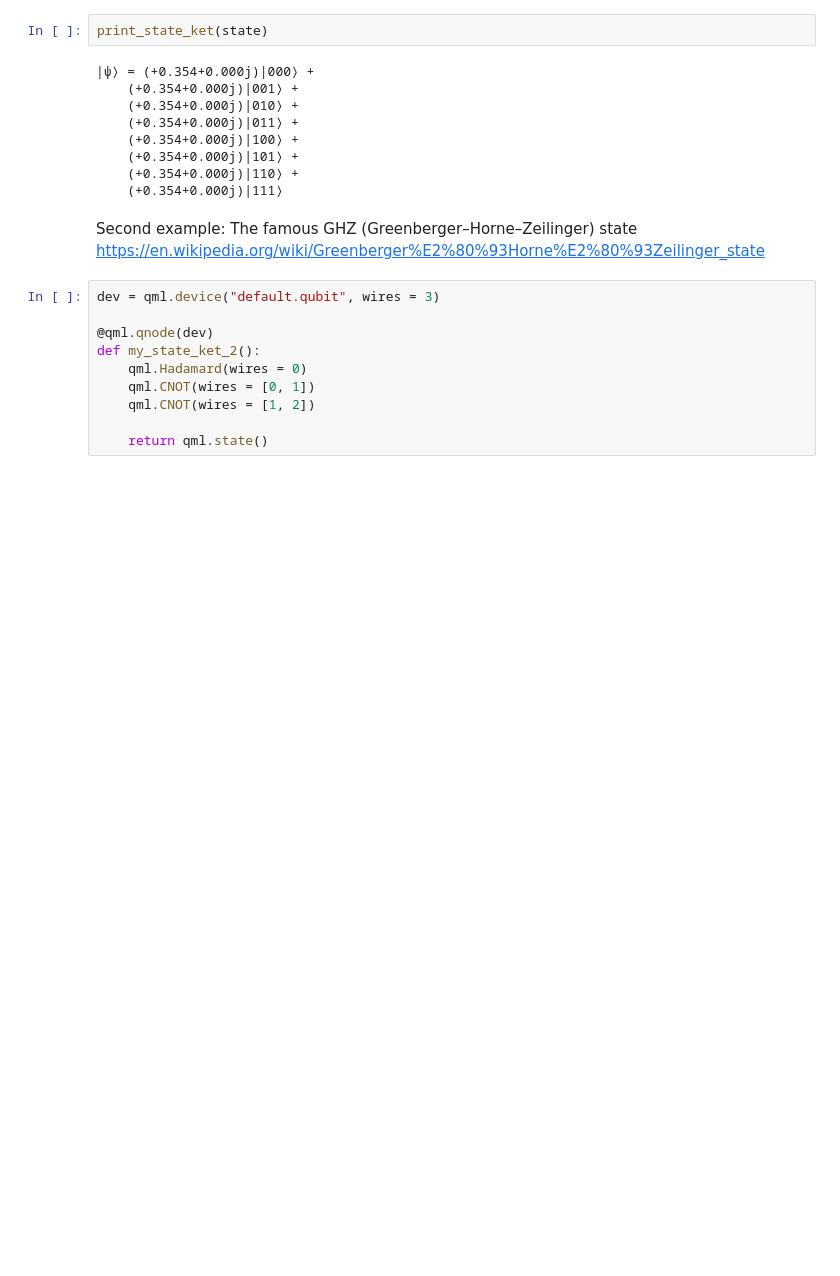
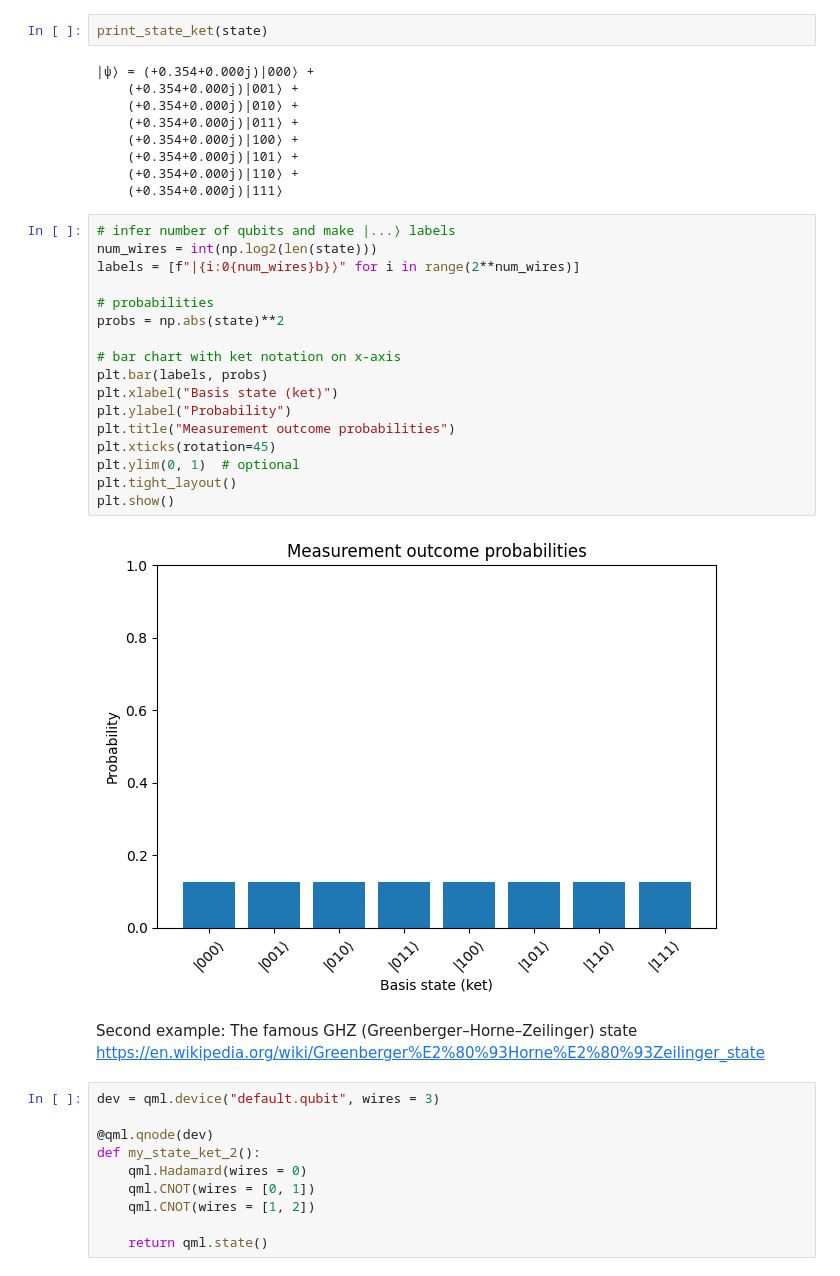
Before and after one commit to Omid-Hassasfar/NITheCS_QSouthAfrica_MiniSchool_Introduction_to_Quantum_Computing_with_PennyLane, a Jupyter notebook: NITheCS_QSouthAfrica_Mini_School_Introduction_to_Quantum_Computing_with_PennyLane.ipynb, the cells around one changed output. Saved outputs shown, nothing was run; the diff lists cells and outputs as text; blank space fills up the shorter version.

```diff
--- a/NITheCS_QSouthAfrica_Mini_School_Introduction_to_Quantum_Computing_with_PennyLane.ipynb
+++ b/NITheCS_QSouthAfrica_Mini_School_Introduction_to_Quantum_Computing_with_PennyLane.ipynb
@@ -427,6 +427,25 @@ print_state_ket(state)
     (+0.354+0.000j)|101⟩ +
     (+0.354+0.000j)|110⟩ +
     (+0.354+0.000j)|111⟩
+# %%
+# infer number of qubits and make |...⟩ labels
+num_wires = int(np.log2(len(state)))
+labels = [f"|{i:0{num_wires}b}⟩" for i in range(2**num_wires)]
+
+# probabilities
+probs = np.abs(state)**2
+
+# bar chart with ket notation on x-axis
+plt.bar(labels, probs)
+plt.xlabel("Basis state (ket)")
+plt.ylabel("Probability")
+plt.title("Measurement outcome probabilities")
+plt.xticks(rotation=45)
+plt.ylim(0, 1)  # optional
+plt.tight_layout()
+plt.show()
+# %% [output]
+[figure, added]
 # %% [markdown]
 Second example: The famous GHZ (Greenberger–Horne–Zeilinger) state
 https://en.wikipedia.org/wiki/Greenberger%E2%80%93Horne%E2%80%93Zeilinger_state
```
Also changed, not shown: parts of 1 cell of this notebook.
